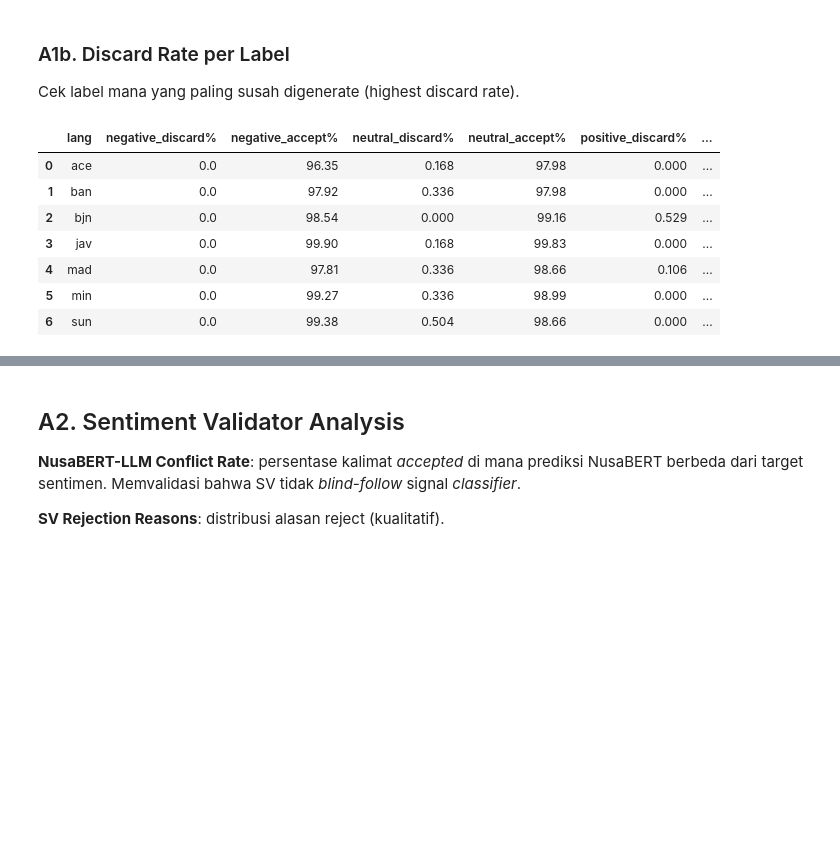
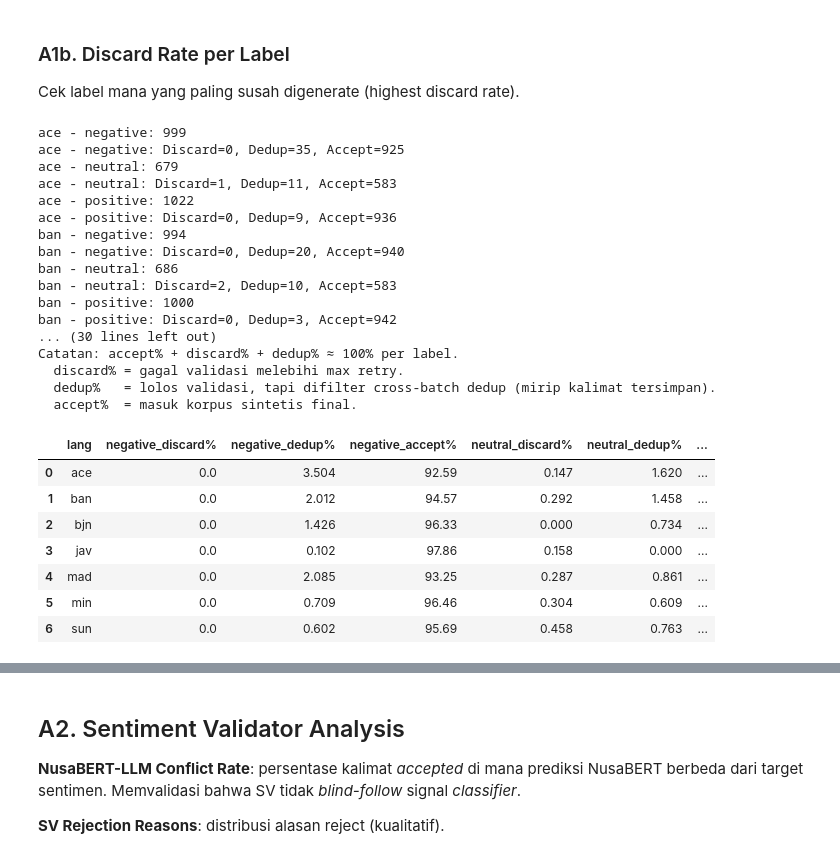
Before and after one commit to Michs224/MAGenerator, a Jupyter notebook: notebook/bab_iv_metrics.ipynb, the cells around one changed output, grey strips where cells are left out. Cells and saved outputs as stored; diff of their text form; code cells hidden in the pictures; blank space fills up the shorter version.

```diff
--- a/notebook/bab_iv_metrics.ipynb
+++ b/notebook/bab_iv_metrics.ipynb
@@ -134,26 +134,55 @@ Cek label mana yang paling susah digenerate (highest discard rate).
 # %%
 rows = []
 for lang in LANGS:
     if lang not in log_dfs:
         continue
     ct = pd.crosstab(log_dfs[lang]['target_label'], log_dfs[lang]['outcome'])
     row = {'lang': lang}
     for label in ['negative', 'neutral', 'positive']:
         if label in ct.index:
             r = ct.loc[label]
-            tot = r.get('accepted', 0) + r.get('discarded', 0) + r.get('dedup_filtered', 0)
-            disc = r.get('discarded', 0)
-            row[f'{label}_discard%'] = round(disc / tot * 100, 3) if tot else 0
-            row[f'{label}_accept%'] = round(r.get('accepted', 0) / tot * 100, 2) if tot else 0
+            tot = r.sum()
+            print(f"{lang} - {label}: {tot}")
+            disc  = r.get('discarded', 0)
+            dedup = r.get('dedup_filtered', 0)
+            acc   = r.get('accepted', 0)
+            print(f"{lang} - {label}: Discard={disc}, Dedup={dedup}, Accept={acc}")
+            # accept% + discard% + dedup% ~= 100%
+            # (gap dari 100% = dedup_filtered yang lolos validasi tapi difilter cross-batch dedup)
+            row[f'{label}_discard%'] = round(disc  / tot * 100, 3) if tot else 0
+            row[f'{label}_dedup%']   = round(dedup / tot * 100, 3) if tot else 0
+            row[f'{label}_accept%']  = round(acc   / tot * 100, 2) if tot else 0
     rows.append(row)
 
+print("Catatan: accept% + discard% + dedup% ≈ 100% per label.")
+print("  discard% = gagal validasi melebihi max retry.")
+print("  dedup%   = lolos validasi, tapi difilter cross-batch dedup (mirip kalimat tersimpan).")
+print("  accept%  = masuk korpus sintetis final.")
+print()
 display(pd.DataFrame(rows))
 # %% [output]
+ace - negative: 999
+ace - negative: Discard=0, Dedup=35, Accept=925
+ace - neutral: 679
+ace - neutral: Discard=1, Dedup=11, Accept=583
+ace - positive: 1022
+ace - positive: Discard=0, Dedup=9, Accept=936
+ban - negative: 994
+ban - negative: Discard=0, Dedup=20, Accept=940
+ban - neutral: 686
+ban - neutral: Discard=2, Dedup=10, Accept=583
+ban - positive: 1000
+ban - positive: Discard=0, Dedup=3, Accept=942
+... (30 lines left out)
+Catatan: accept% + discard% + dedup% ≈ 100% per label.
+  discard% = gagal validasi melebihi max retry.
+  dedup%   = lolos validasi, tapi difilter cross-batch dedup (mirip kalimat tersimpan).
+  accept%  = masuk korpus sintetis final.
-|  | lang | negative_discard% | negative_accept% | neutral_discard% | neutral_accept% | positive_discard% | ... |
-| 0 | ace | 0.0 | 96.35 | 0.168 | 97.98 | 0.000 | ... |
-| 1 | ban | 0.0 | 97.92 | 0.336 | 97.98 | 0.000 | ... |
-| 2 | bjn | 0.0 | 98.54 | 0.000 | 99.16 | 0.529 | ... |
-| 3 | jav | 0.0 | 99.90 | 0.168 | 99.83 | 0.000 | ... |
-| 4 | mad | 0.0 | 97.81 | 0.336 | 98.66 | 0.106 | ... |
-| 5 | min | 0.0 | 99.27 | 0.336 | 98.99 | 0.000 | ... |
-| 6 | sun | 0.0 | 99.38 | 0.504 | 98.66 | 0.000 | ... |
+|  | lang | negative_discard% | negative_dedup% | negative_accept% | neutral_discard% | neutral_dedup% | ... |
+| 0 | ace | 0.0 | 3.504 | 92.59 | 0.147 | 1.620 | ... |
+| 1 | ban | 0.0 | 2.012 | 94.57 | 0.292 | 1.458 | ... |
+| 2 | bjn | 0.0 | 1.426 | 96.33 | 0.000 | 0.734 | ... |
+| 3 | jav | 0.0 | 0.102 | 97.86 | 0.158 | 0.000 | ... |
+| 4 | mad | 0.0 | 2.085 | 93.25 | 0.287 | 0.861 | ... |
+| 5 | min | 0.0 | 0.709 | 96.46 | 0.304 | 0.609 | ... |
+| 6 | sun | 0.0 | 0.602 | 95.69 | 0.458 | 0.763 | ... |
```
Also changed, not shown: parts of 2 cells of this notebook, 14 other files.
